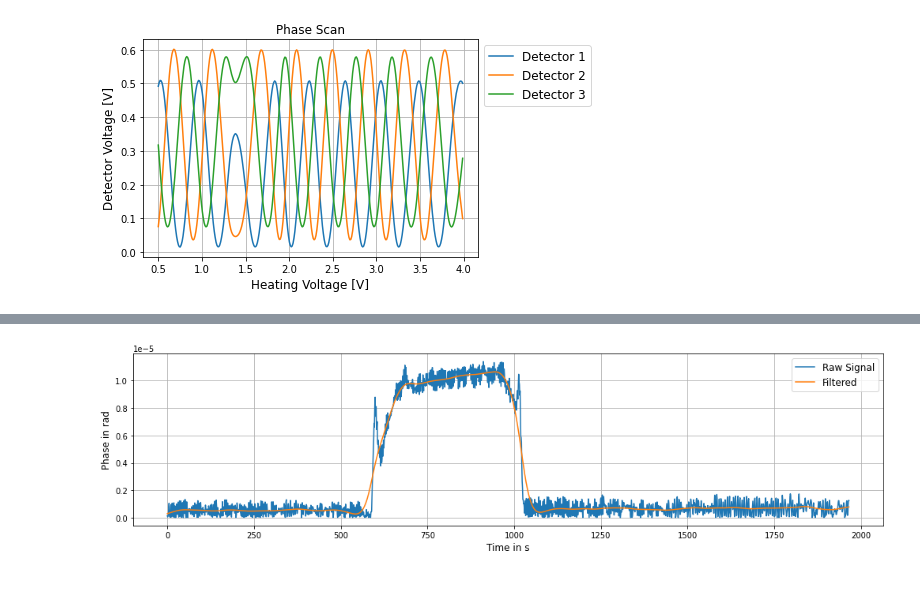
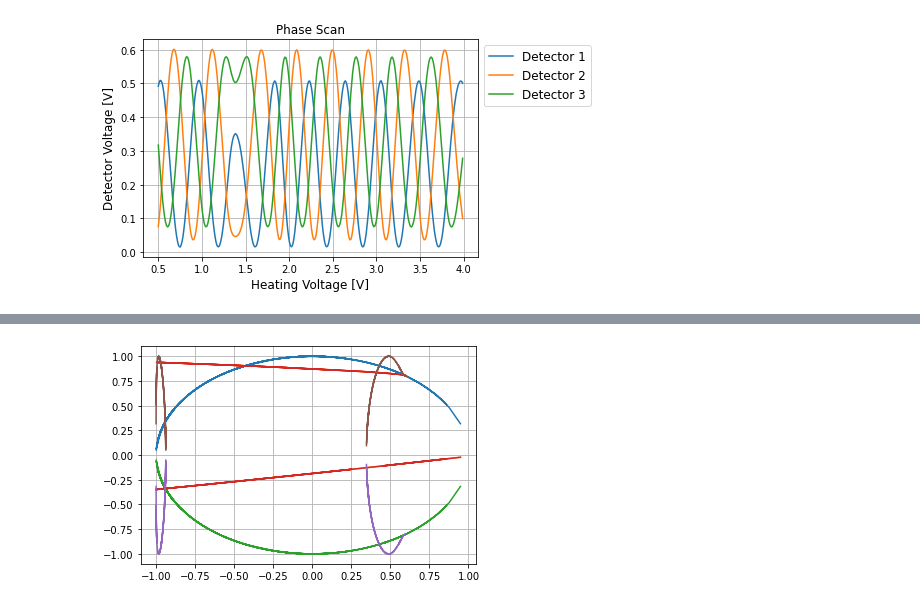
Before and after one commit to bilaljo/MiniPTI, a Jupyter notebook: notebooks/passepartout.ipynb, the cells around one changed output, grey strips where cells are left out. Drawn from its saved outputs; the diff is of its cells as text; code cells hidden in the pictures.

```diff
--- a/notebooks/passepartout.ipynb
+++ b/notebooks/passepartout.ipynb
@@ -5,12 +5,16 @@ from scipy import optimize
 from scipy import signal as sig
 from matplotlib import pyplot as plt
 # %%
-data = pd.read_csv("data.csv")
-phase_scan = pd.read_csv("dc.csv")
-heating_voltage = phase_scan["Heating"].to_numpy().T
-detector_1 = phase_scan["Detector 1"].to_numpy().T
-detector_2 = phase_scan["Detector 2"].to_numpy().T
-detector_3 = phase_scan["Detector 3"].to_numpy().T
+data = pd.read_csv("dc_values.csv")
+phase_scan = pd.read_csv("dc_1.csv")
+heating_voltage = phase_scan["Heating"]
+detector_1 = phase_scan["Detector 1"]
+detector_2 = phase_scan["Detector 2"]
+detector_3 = phase_scan["Detector 3"]
+
+dc_1 = data["Norm DC1 (V)"]
+dc_2 = data["Norm DC2 (V)"]
+dc_3 = data["Norm DC3 (V)"]
 # %%
 plt.plot(heating_voltage, detector_1, label="Detector 1")
 plt.plot(heating_voltage, detector_2, label="Detector 2")
@@ -31 +33,4 @@ dc_scaled = [scale_data(detector_1), scale_data(detector_2), scale_data(detector
+# %%
+dc_scaled = [2 * (dc_1 - min(detector_1)) / (max(detector_1) - min(detector_1)) - 1, 2 * (dc_1 - min(detector_1)) / (max(detector_1) - min(detector_1)) - 1,
+2 * (dc_1 - min(detector_1)) / (max(detector_1) - min(detector_1)) - 1]
 # %%
@@ -117,13 +47,0 @@ for i in range(len(dc_scaled[0])):
-# %%
-figure = plt.figure()
-figure.set_figwidth(17)
-plt.plot(range(len(phi)), phi, label="Raw Signal")
-plt.plot(range(len(phi)), low_pass(phi, fs=1, order=2, fc=1e-2), label="Filtered")
-plt.grid(True)
-plt.xlabel("Time in s", fontsize=12)
-plt.ylabel("Phase in rad", fontsize=12)
-plt.legend(fontsize=12)
-plt.savefig("plot.pdf")
-plt.show()
-# %% [output]
-[figure, removed]
@@ -134,0 +48,20 @@ with open("phases.csv", "w") as f:
+# %%
+X = []
+Y = []
+theta= [0, 4.06982381332333, 1.99833324916716]
+
+for i in range(3):
+    X.append(dc_scaled[i] * np.cos(theta[i]) + np.sqrt(1 - dc_scaled[i] ** 2) * np.sin(theta[i]))
+    X.append(dc_scaled[i] * np.cos(theta[i]) - np.sqrt(1 - dc_scaled[i] ** 2) * np.sin(theta[i]))
+    Y.append(dc_scaled[i] * np.sin(theta[i]) - np.sqrt(1 - dc_scaled[i] ** 2) * np.cos(theta[i]))
+    Y.append(dc_scaled[i] * np.sin(theta[i]) + np.sqrt(1 - dc_scaled[i] ** 2) * np.cos(theta[i]))
+
+for i in range(3):
+    for j in range(3):
+        if i != j:
+            plt.plot(X[i], Y[j])
+
+plt.grid(True)
+plt.show()
+# %% [output]
+[figure, added]
```
Also changed, not shown: parts of 10 cells of this notebook.
